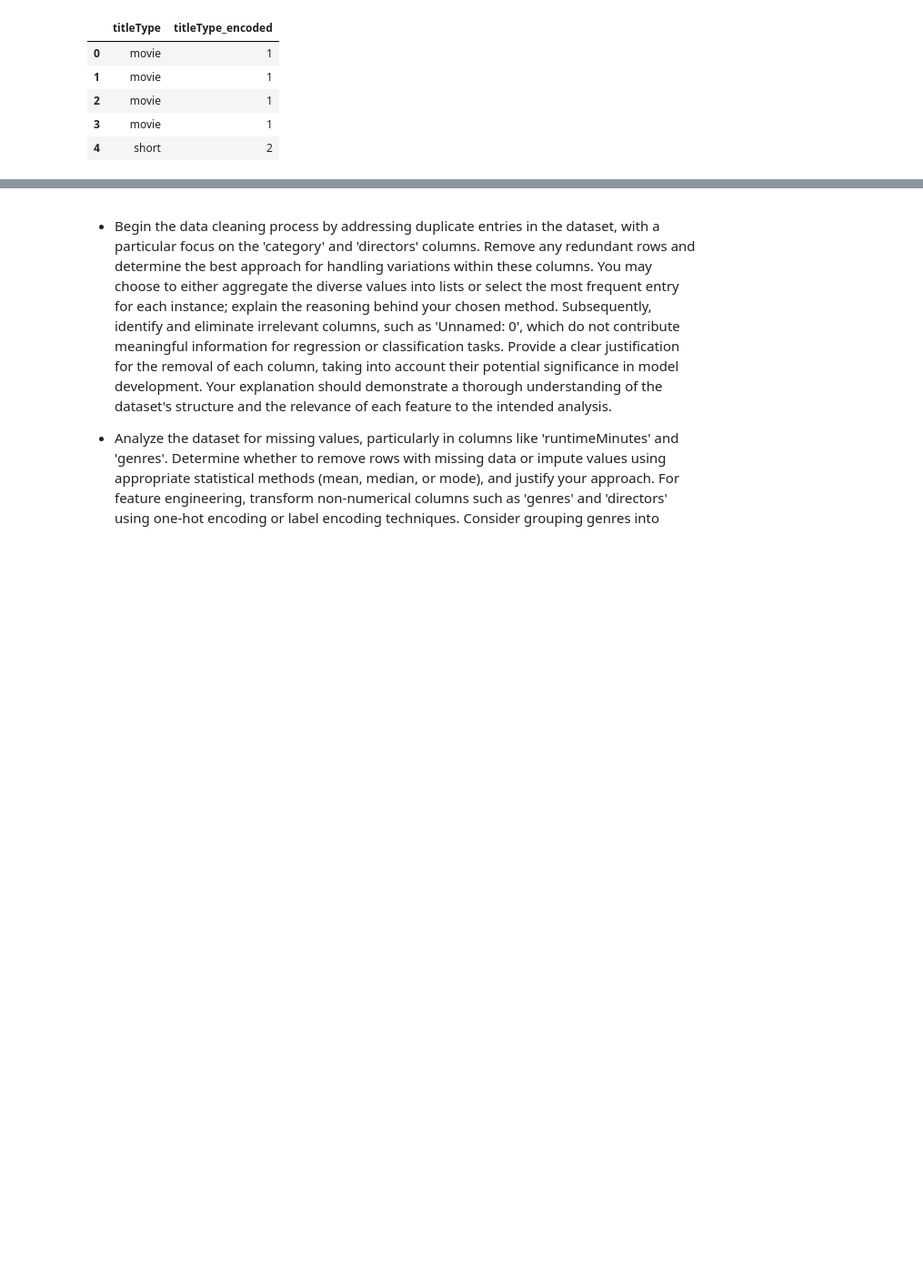
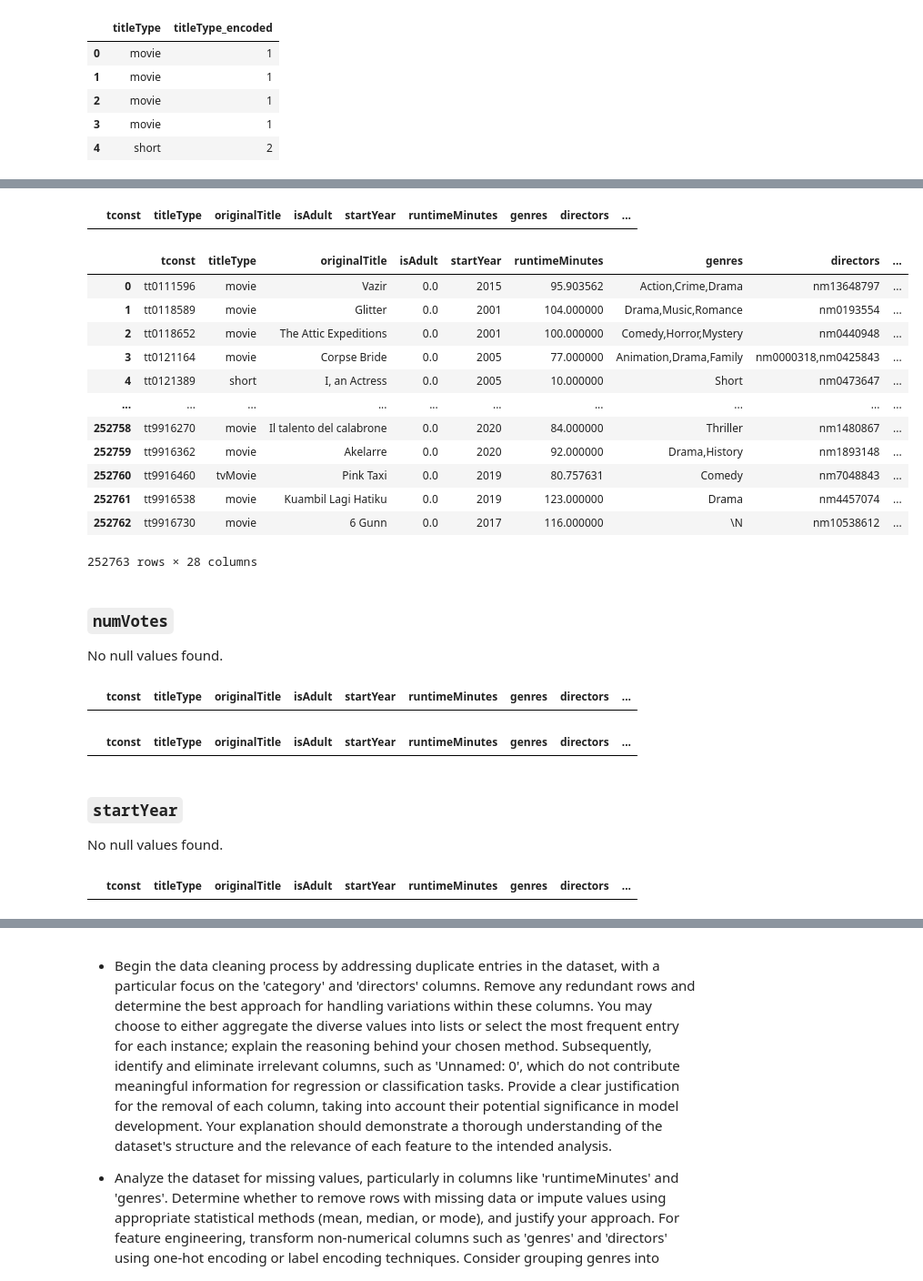
Before and after one commit to gabriel-ferreira-life/546_advanced_business_analytics, a Jupyter notebook: homework/homework_2/MIS5460_F24_HW2.ipynb, the cells around one changed output, grey strips where cells are left out. Shown at 91% size. Drawn from its saved outputs; the diff is of its cells as text; code cells hidden in the pictures; blank space fills up the shorter version.

```diff
--- a/homework/homework_2/MIS5460_F24_HW2.ipynb
+++ b/homework/homework_2/MIS5460_F24_HW2.ipynb
@@ -556,0 +589,6 @@ imdb_grouped[['titleType', 'titleType_encoded']].head()
+# %%
+# Get average runtime for each title type
+imdb_grouped['runtimeMinutes'] = np.where(imdb_grouped['runtimeMinutes'] == '\\N', np.nan, imdb_grouped['runtimeMinutes']).astype(float)
+avg_runtime = imdb_grouped.dropna()
+avg_runtime = avg_runtime.groupby(['titleType']).agg(runtimeMinutes_avg=('runtimeMinutes', 'mean')).reset_index()
+avg_runtime.head()
@@ -556,0 +602,42 @@ imdb_grouped[['titleType', 'titleType_encoded']].head()
+# %%
+# Filling Null values
+imdb_merged = imdb_grouped.merge(avg_runtime, on=['titleType'], how='left')
+imdb_merged['runtimeMinutes'] = np.where(imdb_merged['runtimeMinutes'].isna(), imdb_merged['runtimeMinutes_avg'], imdb_merged['runtimeMinutes'])
+imdb_merged[imdb_merged['runtimeMinutes'].isna()]
+# %% [output]
+|  | tconst | titleType | originalTitle | isAdult | startYear | runtimeMinutes | genres | directors | ... |
+# %%
+imdb_merged
+# %% [output]
+|  | tconst | titleType | originalTitle | isAdult | startYear | runtimeMinutes | genres | directors | ... |
+| 0 | tt0111596 | movie | Vazir | 0.0 | 2015 | 95.903562 | Action,Crime,Drama | nm13648797 | ... |
+| 1 | tt0118589 | movie | Glitter | 0.0 | 2001 | 104.000000 | Drama,Music,Romance | nm0193554 | ... |
+| 2 | tt0118652 | movie | The Attic Expeditions | 0.0 | 2001 | 100.000000 | Comedy,Horror,Mystery | nm0440948 | ... |
+| 3 | tt0121164 | movie | Corpse Bride | 0.0 | 2005 | 77.000000 | Animation,Drama,Family | nm0000318,nm0425843 | ... |
+| 4 | tt0121389 | short | I, an Actress | 0.0 | 2005 | 10.000000 | Short | nm0473647 | ... |
+| ... | ... | ... | ... | ... | ... | ... | ... | ... | ... |
+| 252758 | tt9916270 | movie | Il talento del calabrone | 0.0 | 2020 | 84.000000 | Thriller | nm1480867 | ... |
+| 252759 | tt9916362 | movie | Akelarre | 0.0 | 2020 | 92.000000 | Drama,History | nm1893148 | ... |
+| 252760 | tt9916460 | tvMovie | Pink Taxi | 0.0 | 2019 | 80.757631 | Comedy | nm7048843 | ... |
+| 252761 | tt9916538 | movie | Kuambil Lagi Hatiku | 0.0 | 2019 | 123.000000 | Drama | nm4457074 | ... |
+| 252762 | tt9916730 | movie | 6 Gunn | 0.0 | 2017 | 116.000000 | \N | nm10538612 | ... |
+252763 rows × 28 columns
+# %% [markdown]
+### `numVotes`
+
+No null values found.
+# %%
+imdb_merged[imdb_merged['numVotes'] == '\\N']
+# %% [output]
+|  | tconst | titleType | originalTitle | isAdult | startYear | runtimeMinutes | genres | directors | ... |
+# %%
+imdb_merged[imdb_merged['numVotes'].isna()]
+# %% [output]
+|  | tconst | titleType | originalTitle | isAdult | startYear | runtimeMinutes | genres | directors | ... |
+# %% [markdown]
+### `startYear`
+No null values found.
+# %%
+imdb_merged[imdb_merged['startYear'].isna()]
+# %% [output]
+|  | tconst | titleType | originalTitle | isAdult | startYear | runtimeMinutes | genres | directors | ... |
```
Also changed, not shown: parts of 30 cells of this notebook.
